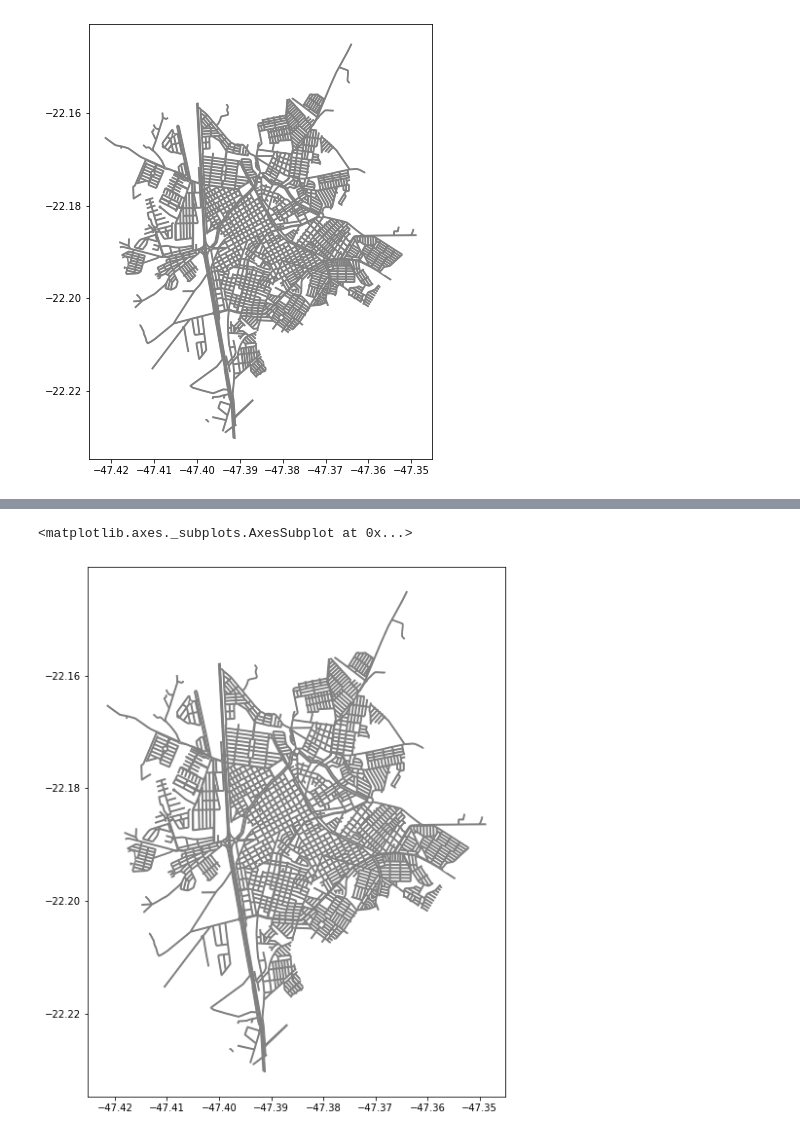
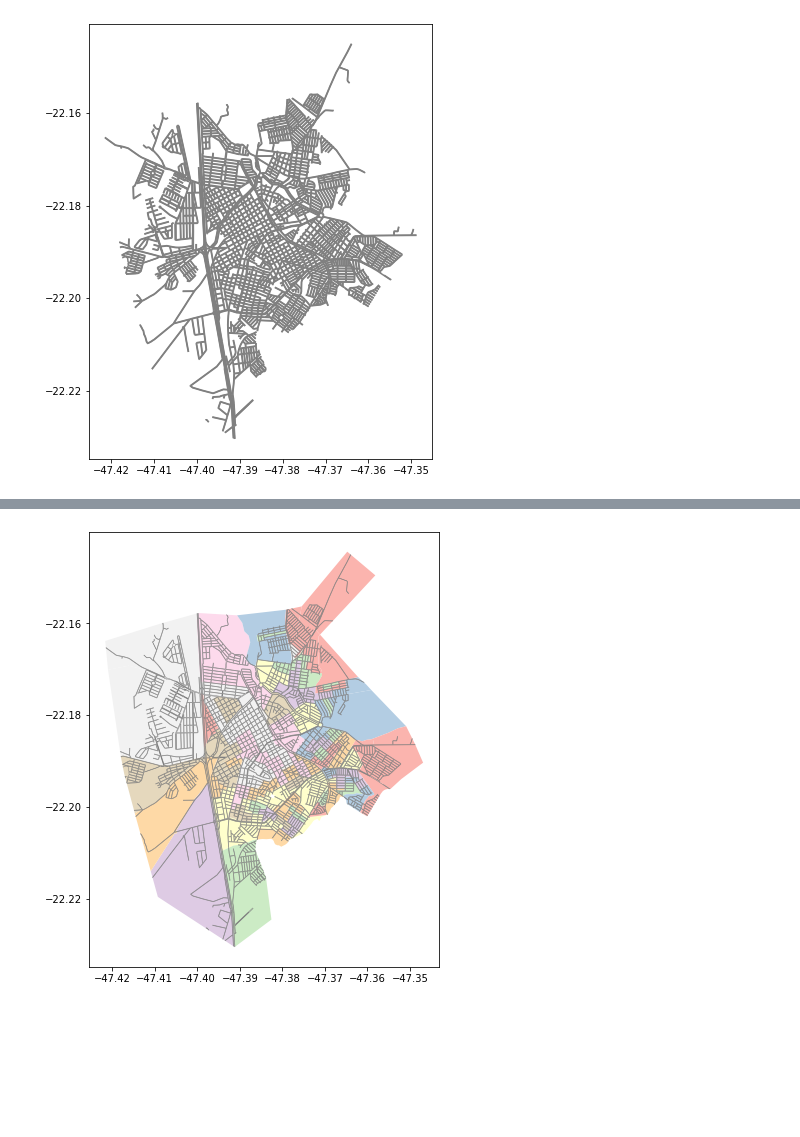
Before and after one commit to julianovale/MCDA, a Jupyter notebook: 0011_Trabalho_INSID_PrometheeII.ipynb, the cells around one changed output, grey strips where cells are left out. Cells and saved outputs as stored; diff of their text form; code cells hidden in the pictures; blank space fills up the shorter version.

```diff
--- a/0011_Trabalho_INSID_PrometheeII.ipynb
+++ b/0011_Trabalho_INSID_PrometheeII.ipynb
@@ -307,15 +291,7 @@ logradouros
-# %%
-logradouros.drop([7778], inplace=True)
-# %%
-
-logradouros.plot(color='grey', figsize = (10,10))
-# %% [output]
-<matplotlib.axes._subplots.AxesSubplot at 0x...>
-[figure, removed]
 # %%
-f, ax = plt.subplots(figsize = (20,20))
-municipios.plot(ax=ax, cmap = 'Pastel1', column ='GID_RG') # colorido por região administrativa
-municipios.boundary.plot(ax=ax, color='grey', linewidth=0.5)
-ferrovias.plot(ax=ax, color='red')
-estacoes.plot(ax=ax, marker='o', markersize=20, color='black')
+f, ax = plt.subplots(figsize = (8,8))
+setores.plot(ax=ax, cmap = 'Pastel1', column ='Renda') # colorido por Renda
+logradouros.plot(ax=ax, color='grey', linewidth=0.5)
 plt.show()
+# %% [output]
+[figure, added]
```
Also changed, not shown: parts of 5 cells of this notebook.
